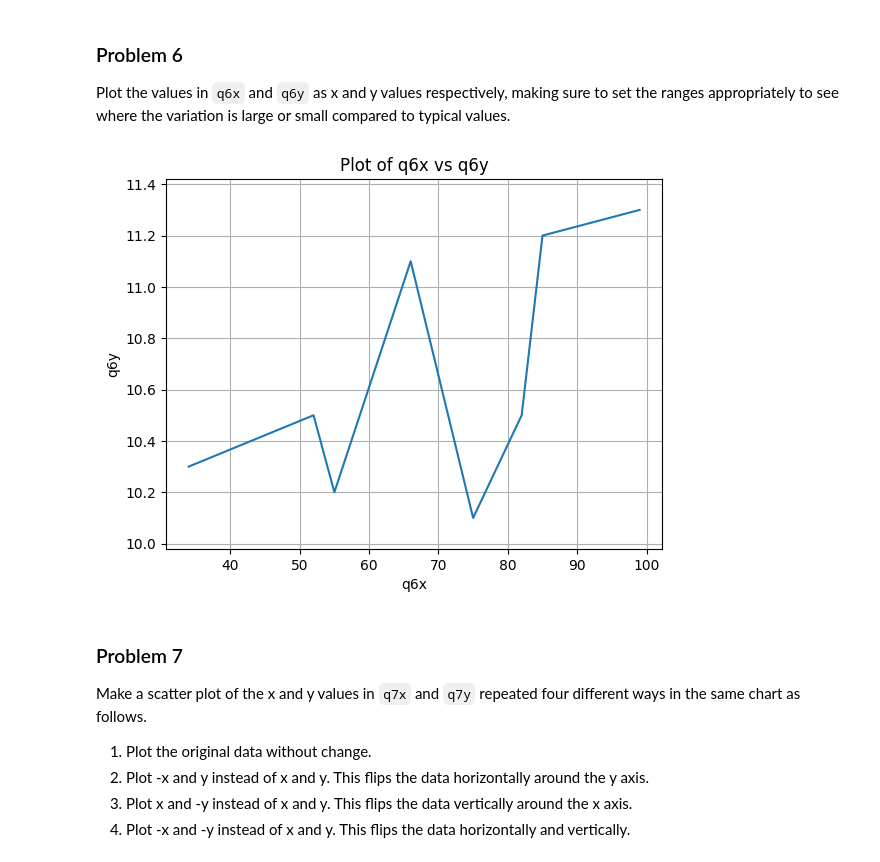
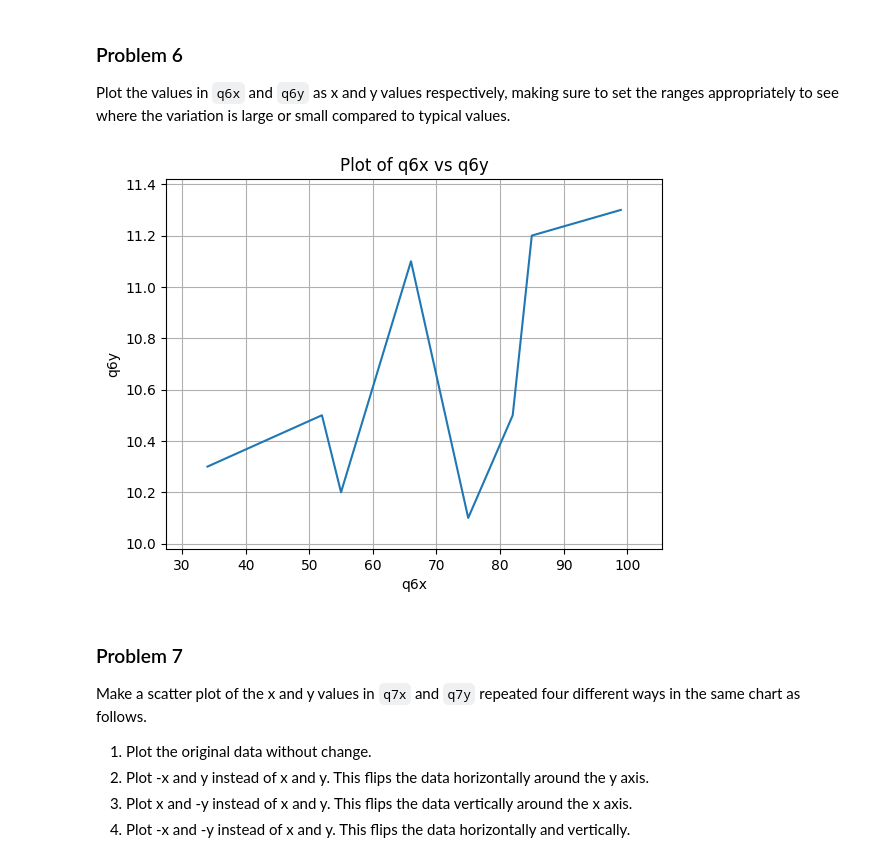
Before and after one commit to egarr831/dx602-homework-05, a Jupyter notebook: homework.ipynb, the cells around one changed output. Saved outputs shown, nothing was run; the diff lists cells and outputs as text; code cells hidden in the pictures.

```diff
--- a/homework.ipynb
+++ b/homework.ipynb
@@ -185,16 +185,19 @@ q6y = [10.3, 10.5, 10.2, 11.1, 10.1, 10.5, 11.2, 11.3]
 # %%
 # YOUR CHANGES HERE
 
 plt.plot(q6x, q6y)
-buffer = (max(q6y) - min(q6y)) * 0.1
-plt.ylim(min(q6y) - buffer, max(q6y) + buffer)
+buffer_x = (max(q6x) - min(q6x)) * 0.1
+buffer_y = (max(q6y) - min(q6y)) * 0.1
+
+plt.xlim(min(q6x) - buffer_x, max(q6x) + buffer_x)
+plt.ylim(min(q6y) - buffer_y, max(q6y) + buffer_y)
 plt.xlabel('q6x')
 plt.ylabel('q6y')
 plt.title('Plot of q6x vs q6y')
 plt.grid(True)
 plt.show()
 # %% [output]
-[figure, old version]
+[figure, new version]
 # %% [markdown]
 ### Problem 7
 
```
Also changed, not shown: parts of 5 cells of this notebook.
